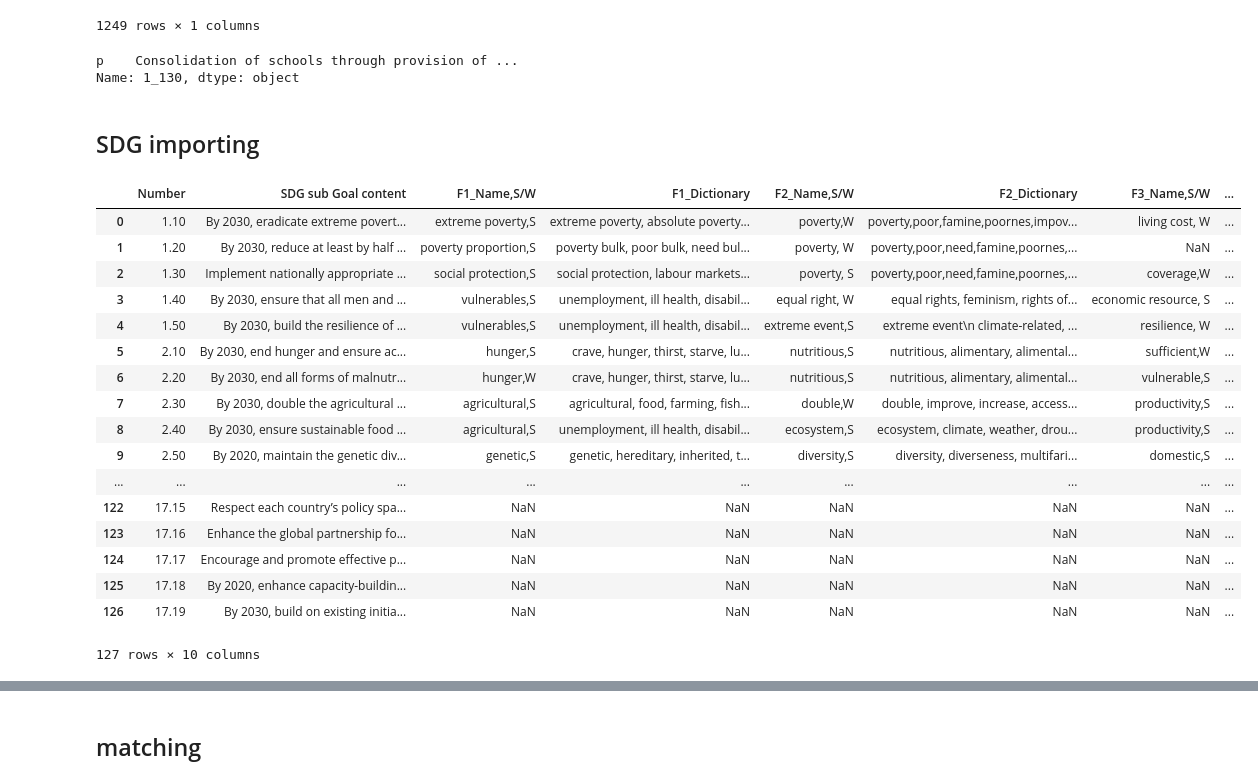
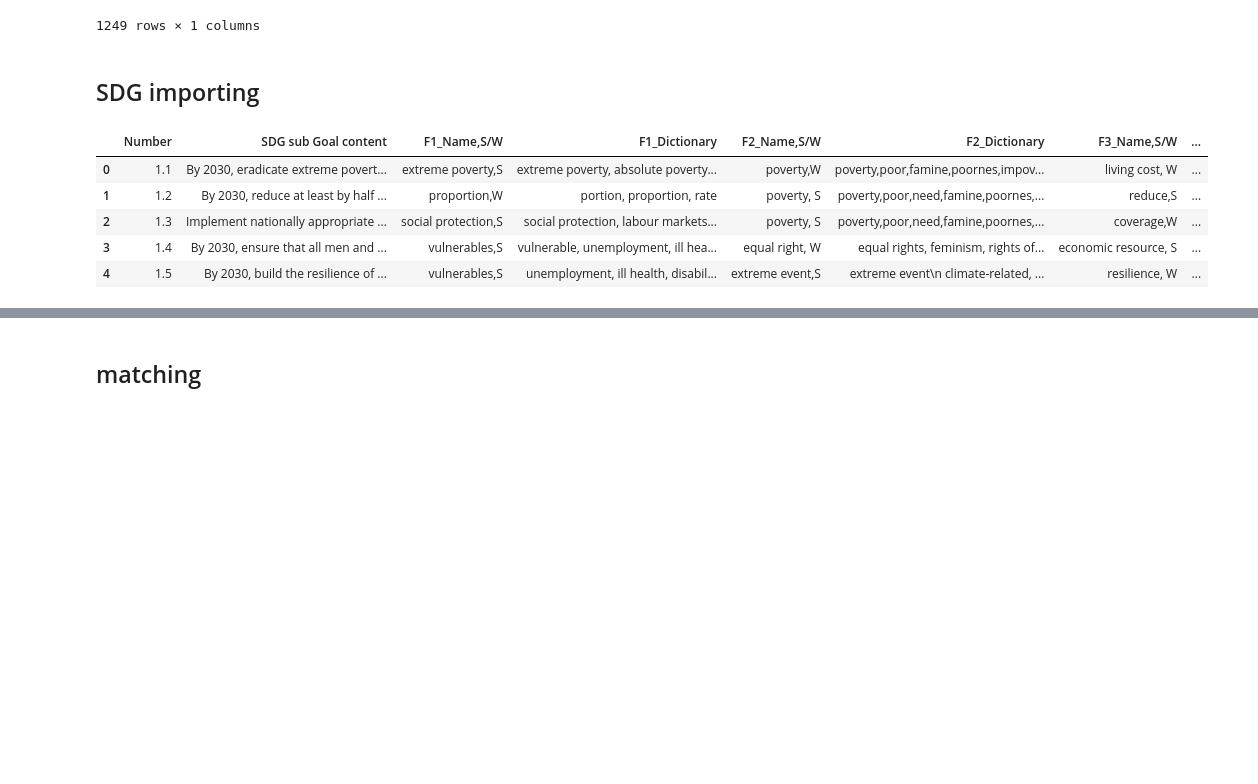
Before and after one commit to ICT4SD/Rapid_Assesment_Tools, a Jupyter notebook: Model_Part1_FeatureLexicon/UN_matching.ipynb, the cells around one changed output, grey strips where cells are left out. Drawn from its saved outputs; the diff is of its cells as text; code cells hidden in the pictures; blank space fills up the shorter version.

```diff
--- a/Model_Part1_FeatureLexicon/UN_matching.ipynb
+++ b/Model_Part1_FeatureLexicon/UN_matching.ipynb
@@ -100,36 +78,19 @@ para
 | 6_25 | Accommodation classified as '2-St... |
 | 6_24 | Currently, there are 123 accommod... |
 1249 rows × 1 columns
-# %%
-para.ix['1_130',]
-# %% [output]
-p    Consolidation of schools through provision of ...
-Name: 1_130, dtype: object
 # %%
 para.to_csv('sentences.csv')
 # %% [markdown]
 ## SDG importing
 # %%
-target = pd.read_excel('SDG_Features0417.xlsx')
-target
+target = pd.read_excel('SDG_Features0420.xlsx')
+target.head()
 # %% [output]
 |  | Number | SDG sub Goal content | F1_Name,S/W | F1_Dictionary | F2_Name,S/W | F2_Dictionary | F3_Name,S/W | ... |
-| 0 | 1.10 | By 2030, eradicate extreme povert... | extreme poverty,S | extreme poverty, absolute poverty... | poverty,W | poverty,poor,famine,poornes,impov... | living cost, W | ... |
-| 1 | 1.20 | By 2030, reduce at least by half ... | poverty proportion,S | poverty bulk, poor bulk, need bul... | poverty, W | poverty,poor,need,famine,poornes,... | NaN | ... |
-| 2 | 1.30 | Implement nationally appropriate ... | social protection,S | social protection, labour markets... | poverty, S | poverty,poor,need,famine,poornes,... | coverage,W | ... |
-| 3 | 1.40 | By 2030, ensure that all men and ... | vulnerables,S | unemployment, ill health, disabil... | equal right, W | equal rights, feminism, rights of... | economic resource, S | ... |
-| 4 | 1.50 | By 2030, build the resilience of ... | vulnerables,S | unemployment, ill health, disabil... | extreme event,S | extreme event\n climate-related, ... | resilience, W | ... |
-| 5 | 2.10 | By 2030, end hunger and ensure ac... | hunger,S | crave, hunger, thirst, starve, lu... | nutritious,S | nutritious, alimentary, alimental... | sufficient,W | ... |
-| 6 | 2.20 | By 2030, end all forms of malnutr... | hunger,W | crave, hunger, thirst, starve, lu... | nutritious,S | nutritious, alimentary, alimental... | vulnerable,S | ... |
-| 7 | 2.30 | By 2030, double the agricultural ... | agricultural,S | agricultural, food, farming, fish... | double,W | double, improve, increase, access... | productivity,S | ... |
-| 8 | 2.40 | By 2030, ensure sustainable food ... | agricultural,S | unemployment, ill health, disabil... | ecosystem,S | ecosystem, climate, weather, drou... | productivity,S | ... |
-| 9 | 2.50 | By 2020, maintain the genetic div... | genetic,S | genetic, hereditary, inherited, t... | diversity,S | diversity, diverseness, multifari... | domestic,S | ... |
-| ... | ... | ... | ... | ... | ... | ... | ... | ... |
-| 122 | 17.15 | Respect each country’s policy spa... | NaN | NaN | NaN | NaN | NaN | ... |
-| 123 | 17.16 | Enhance the global partnership fo... | NaN | NaN | NaN | NaN | NaN | ... |
-| 124 | 17.17 | Encourage and promote effective p... | NaN | NaN | NaN | NaN | NaN | ... |
-| 125 | 17.18 | By 2020, enhance capacity-buildin... | NaN | NaN | NaN | NaN | NaN | ... |
-| 126 | 17.19 | By 2030, build on existing initia... | NaN | NaN | NaN | NaN | NaN | ... |
+| 0 | 1.1 | By 2030, eradicate extreme povert... | extreme poverty,S | extreme poverty, absolute poverty... | poverty,W | poverty,poor,famine,poornes,impov... | living cost, W | ... |
+| 1 | 1.2 | By 2030, reduce at least by half ... | proportion,W | portion, proportion, rate | poverty, S | poverty,poor,need,famine,poornes,... | reduce,S | ... |
+| 2 | 1.3 | Implement nationally appropriate ... | social protection,S | social protection, labour markets... | poverty, S | poverty,poor,need,famine,poornes,... | coverage,W | ... |
+| 3 | 1.4 | By 2030, ensure that all men and ... | vulnerables,S | vulnerable, unemployment, ill hea... | equal right, W | equal rights, feminism, rights of... | economic resource, S | ... |
+| 4 | 1.5 | By 2030, build the resilience of ... | vulnerables,S | unemployment, ill health, disabil... | extreme event,S | extreme event\n climate-related, ... | resilience, W | ... |
-127 rows × 10 columns
 # %%
 target = target.fillna(0)
```
Also changed, not shown: parts of 12 cells of this notebook.
